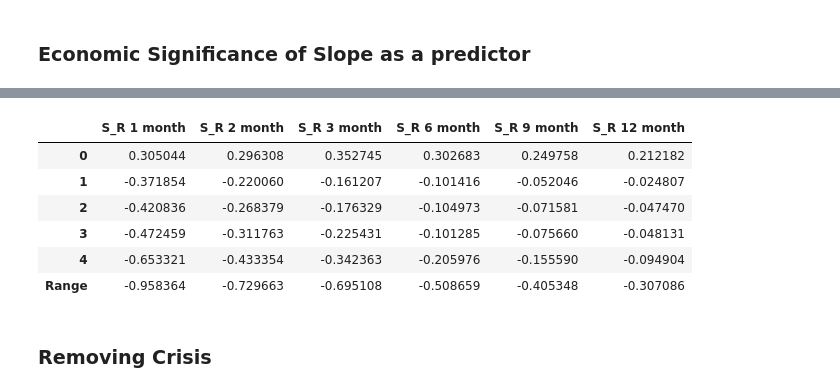
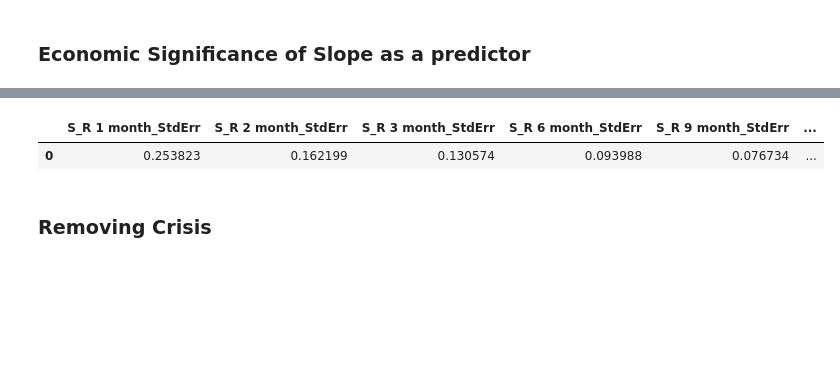
Before and after one commit to cannicj/AQF, a Jupyter notebook: All Statistical Tests.ipynb, the cells around one changed output, grey strips where cells are left out. Saved outputs shown, nothing was run; the diff lists cells and outputs as text; code cells hidden in the pictures; blank space fills up the shorter version.

```diff
--- a/All Statistical Tests.ipynb
+++ b/All Statistical Tests.ipynb
@@ -93,11 +128,11 @@ STRADDLE_LONG = STRADDLE[['DATE','1 month Long','2 month Long','3 month Long','6
 # %%
 column_mapping = {
-    '1 month Long': 'S_R 1 month',
-    '2 month Long': 'S_R 2 month',
-    '3 month Long': 'S_R 3 month',
-    '6 month Long': 'S_R 6 month',
-    '9 month Long': 'S_R 9 month',
-    '12 month Long': 'S_R 12 month',
+    '1 month': 'S_R 1 month',
+    '2 month': 'S_R 2 month',
+    '3 month': 'S_R 3 month',
+    '6 month': 'S_R 6 month',
+    '9 month': 'S_R 9 month',
+    '12 month': 'S_R 12 month',
 }
 
 STRADDLE_LONG.rename(columns=column_mapping, inplace=True)
@@ -146,7 +231,7 @@ merged = pd.merge(VIX_TS,IR_TS, how='inner', left_index=True, right_index=True)
 # %%
 VAR_SWAPS = VAR_SWAPS/100
 VIX_FUT = VIX_FUT/100
-STRADDLE_LONG = STRADDLE_LONG/100
+STRADDLE_LONG = STRADDLE_LONG
 # %%
 VAR_SWAPS_MERGED=pd.merge(merged,VAR_SWAPS, how='inner', left_index=True, right_index=True)
 VIX_FUT_MERGED=pd.merge(merged,VIX_FUT, how='inner', left_index=True, right_index=True)
@@ -428,5 +834,12 @@ model = sm.OLS(Y, X).fit(cov_type='HAC',cov_kwds={'maxlags':n_days})
 # %% [markdown]
 ### Economic Significance of Slope as a predictor
+# %%
+def std_error_range(data):
+    a = data.iloc[:1,:]**2
+    a = a.reset_index(drop=True)
+    b = data.iloc[4:,:]**2
+    b = b.reset_index(drop=True)
+    return np.sqrt(a+b)
 # %%
 ES_VS = XS_VAR_SWAPS[1:].reset_index(drop=True)
 ES_VS['Slope_Quantile'] = pd.qcut(scaled_VS['Slope'], q=5, labels=False)[:-1]
@@ -462,19 +885,30 @@ VF_Q_Ret
 # %%
 ES_STRADDLE =XS_STRADDLE[1:].reset_index(drop=True)
 ES_STRADDLE['Slope_Quantile'] = pd.qcut(scaled_S['Slope'], q=5, labels=False)[:-1]
-S_Q_Ret = ES_STRADDLE.sort_values(by='Slope_Quantile').groupby('Slope_Quantile').mean(numeric_only=True)*100
-range_row = pd.DataFrame(S_Q_Ret.min() - S_Q_Ret.max()).T
+
+grouped = ES_STRADDLE.sort_values(by='Slope_Quantile').groupby('Slope_Quantile')
+mean = grouped.mean(numeric_only=True) * 100
+std_dev = grouped.std(numeric_only=True)
+count = grouped.count()
+std_error = std_dev / np.sqrt(count)*100
+std_error = std_error[['S_R 1 month','S_R 2 month','S_R 3 month','S_R 6 month','S_R 9 month','S_R 12 month']]
+# Add a suffix to distinguish between mean and standard error columns
+mean = mean.add_suffix('_Mean')
+std_error = std_error.add_suffix('_StdErr')
+
+# Concatenate mean and standard error DataFrames
+result = pd.concat([mean, std_error], axis=1)
+
+# Calculate the range row and add to the result
+range_row = pd.DataFrame(result.min() - result.max()).T
 range_row.index = ['Range']
-S_Q_Ret = pd.concat([S_Q_Ret, range_row])
-S_Q_Ret
+result = pd.concat([result, range_row])
+result
+
+std_error_range(std_error)
 # %% [output]
-|  | S_R 1 month | S_R 2 month | S_R 3 month | S_R 6 month | S_R 9 month | S_R 12 month |
-| 0 | 0.305044 | 0.296308 | 0.352745 | 0.302683 | 0.249758 | 0.212182 |
-| 1 | -0.371854 | -0.220060 | -0.161207 | -0.101416 | -0.052046 | -0.024807 |
-| 2 | -0.420836 | -0.268379 | -0.176329 | -0.104973 | -0.071581 | -0.047470 |
-| 3 | -0.472459 | -0.311763 | -0.225431 | -0.101285 | -0.075660 | -0.048131 |
-| 4 | -0.653321 | -0.433354 | -0.342363 | -0.205976 | -0.155590 | -0.094904 |
-| Range | -0.958364 | -0.729663 | -0.695108 | -0.508659 | -0.405348 | -0.307086 |
+|  | S_R 1 month_StdErr | S_R 2 month_StdErr | S_R 3 month_StdErr | S_R 6 month_StdErr | S_R 9 month_StdErr | ... |
+| 0 | 0.253823 | 0.162199 | 0.130574 | 0.093988 | 0.076734 | ... |
 # %% [markdown]
 ### Removing Crisis
 # %%
```
Also changed, not shown: parts of 92 cells of this notebook, 1 other file.
